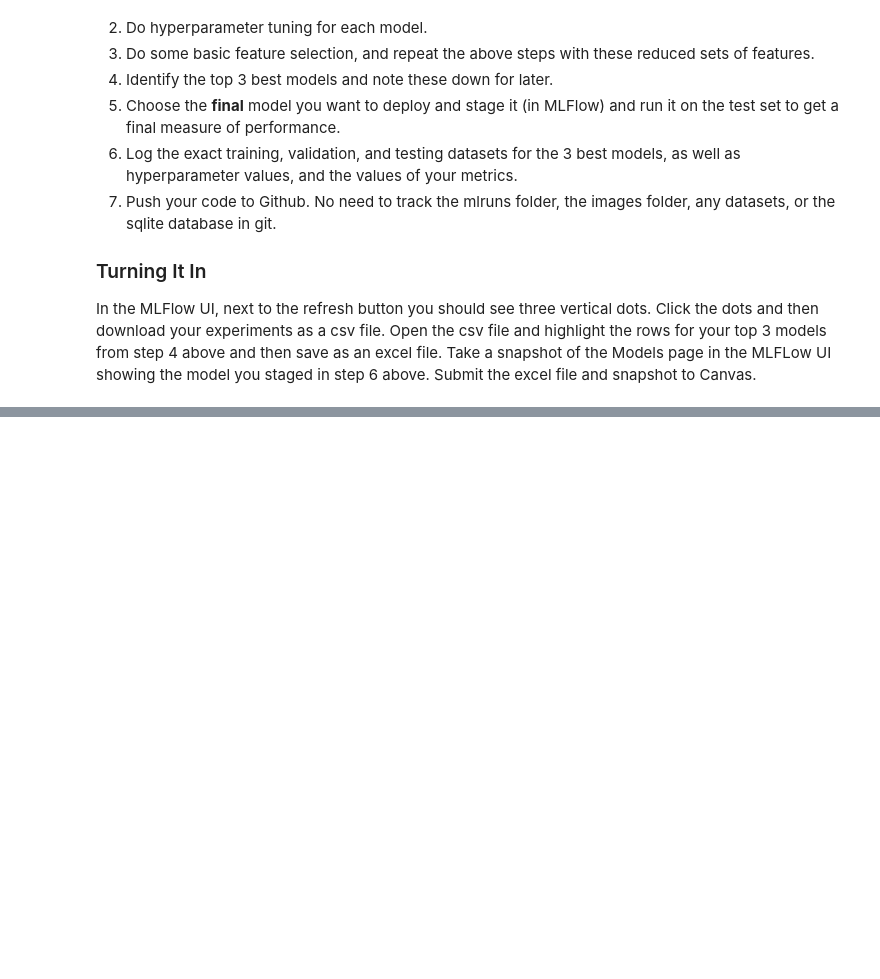
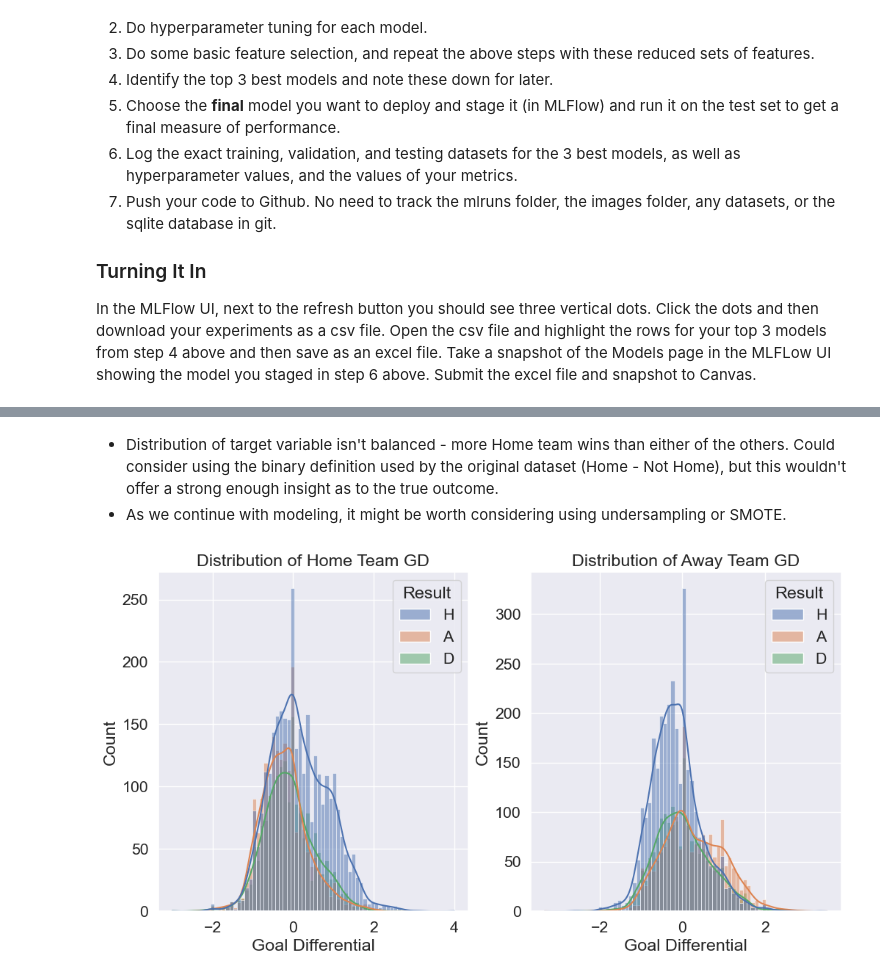
Before and after one commit to cwbennie/MLOps, a Jupyter notebook: Labs/Lab_2_exp_tracking_local.ipynb, the cells around one changed output, grey strips where cells are left out. Drawn from its saved outputs; the diff is of its cells as text; code cells hidden in the pictures; blank space fills up the shorter version.

```diff
--- a/Labs/Lab_2_exp_tracking_local.ipynb
+++ b/Labs/Lab_2_exp_tracking_local.ipynb
@@ -418,0 +538,21 @@ In the MLFlow UI, next to the refresh button you should see three vertical dots.
+# %% [markdown]
+- Distribution of target variable isn't balanced - more Home team wins than either of the others. Could consider using the binary definition used by the original dataset (Home - Not Home), but this wouldn't offer a strong enough insight as to the true outcome.
+- As we continue with modeling, it might be worth considering using undersampling or SMOTE.
+# %%
+# Distributions of Goal Differentials
+fig, (ax1, ax2) = plt.subplots(1, 2, figsize=(12, 6))
+
+# ax = fig.add_subplot(1, 1, 1)
+sns.histplot(data=epl_data, x='HTGD', hue='Result', kde=True, ax=ax1)
+ax1.set_xlabel('Goal Differential')
+ax1.set_title('Distribution of Home Team GD')
+
+# ax = fig.add_subplot(1, 2, 2)
+sns.histplot(data=epl_data, x='ATGD', hue='Result', kde=True, ax=ax2)
+ax2.set_xlabel('Goal Differential')
+ax2.set_title('Distribution of Away Team GD')
+
+# fig.tight_layout()
+plt.show()
+# %% [output]
+[figure, added]
```
Also changed, not shown: parts of 27 cells of this notebook.
